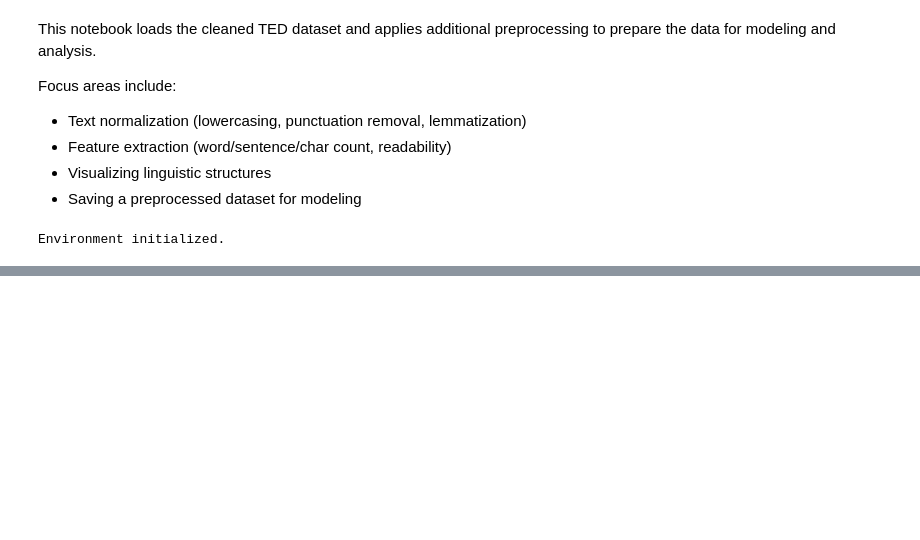
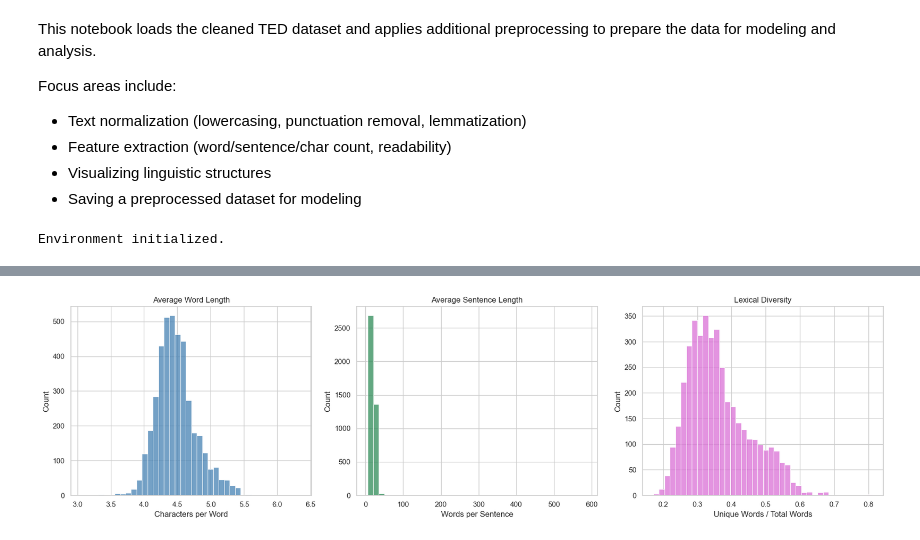
Before and after one commit to FeliciaFavrholdt/Speakscape_BI_Exam_Group_4, a Jupyter notebook: SpeakScape_Analysis/notebooks/03_Data_Loading_And_Preprocessing.ipynb, the cells around one changed output, grey strips where cells are left out. Cells and saved outputs as stored; diff of their text form; code cells hidden in the pictures; blank space fills up the shorter version.

```diff
--- a/SpeakScape_Analysis/notebooks/03_Data_Loading_And_Preprocessing.ipynb
+++ b/SpeakScape_Analysis/notebooks/03_Data_Loading_And_Preprocessing.ipynb
@@ -57,0 +306,13 @@ summary_df.style.bar(subset=["Missing %"], color='lightcoral').format({"Missing
+# %%
+# Avg word length (based on cleaned transcript)
+df["avg_word_length"] = df["transcript_clean"].apply(lambda x: np.mean([len(w) for w in x.split()]) if x else 0)
+
+# Avg sentence length (words per sentence)
+df["avg_sentence_length"] = df.apply(
+    lambda row: row["word_count"] / row["sentence_count"] if row["sentence_count"] > 0 else 0, axis=1
+)
+
+# Lexical diversity = unique words / total words
+df["lexical_diversity"] = df["transcript_clean"].apply(
+    lambda x: len(set(x.split())) / len(x.split()) if x and len(x.split()) > 0 else 0
+)
@@ -57,0 +369,21 @@ summary_df.style.bar(subset=["Missing %"], color='lightcoral').format({"Missing
+# %%
+# Histograms of advanced linguistic features
+fig, axes = plt.subplots(1, 3, figsize=(18, 5))
+
+sns.histplot(df["avg_word_length"], bins=40, ax=axes[0], color="steelblue")
+axes[0].set_title("Average Word Length")
+axes[0].set_xlabel("Characters per Word")
+
+sns.histplot(df["avg_sentence_length"], bins=40, ax=axes[1], color="seagreen")
+axes[1].set_title("Average Sentence Length")
+axes[1].set_xlabel("Words per Sentence")
+
+sns.histplot(df["lexical_diversity"], bins=40, ax=axes[2], color="orchid")
+axes[2].set_title("Lexical Diversity")
+axes[2].set_xlabel("Unique Words / Total Words")
+
+plt.tight_layout()
+plt.savefig("../plots/linguistic_feature_distributions.png")
+plt.show()
+# %% [output]
+[figure, added]
```
Also changed, not shown: parts of 43 cells of this notebook, 6 other files.
